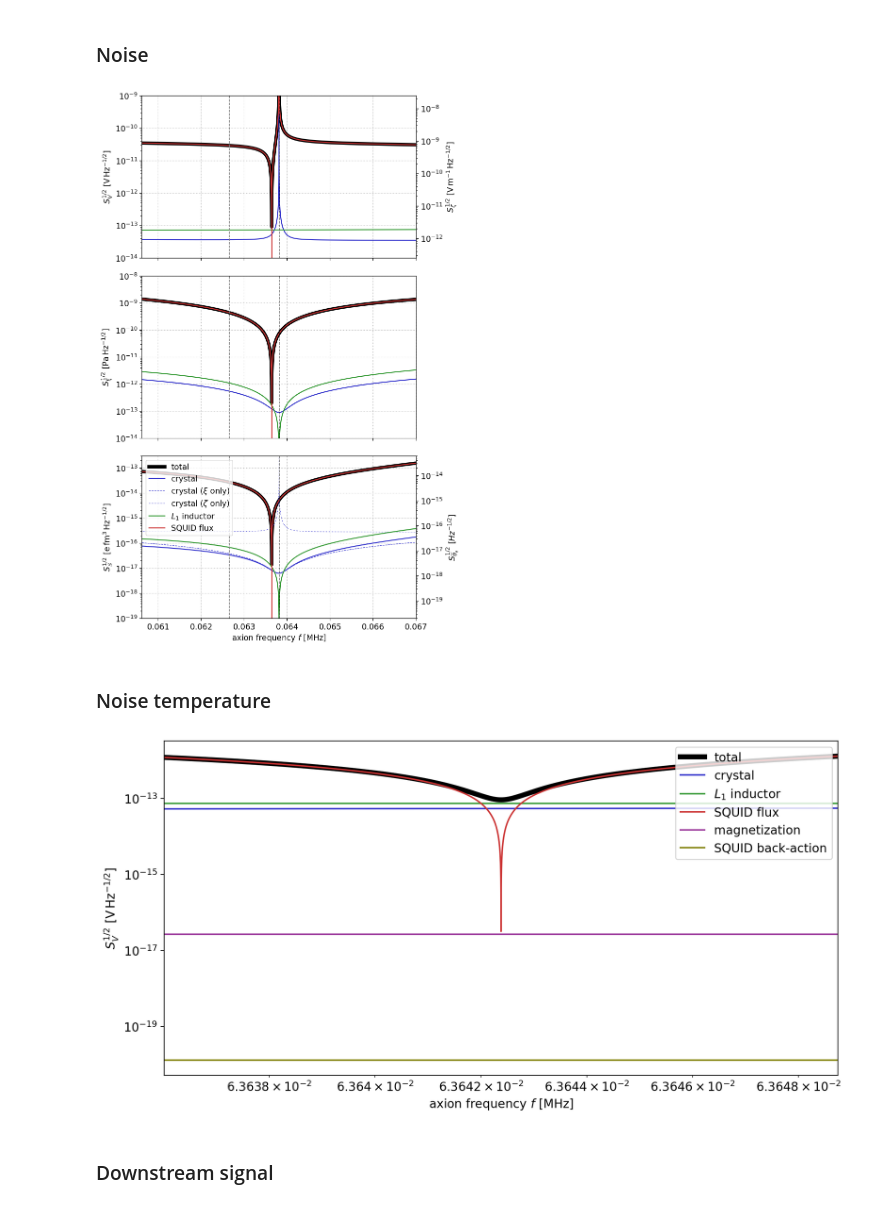
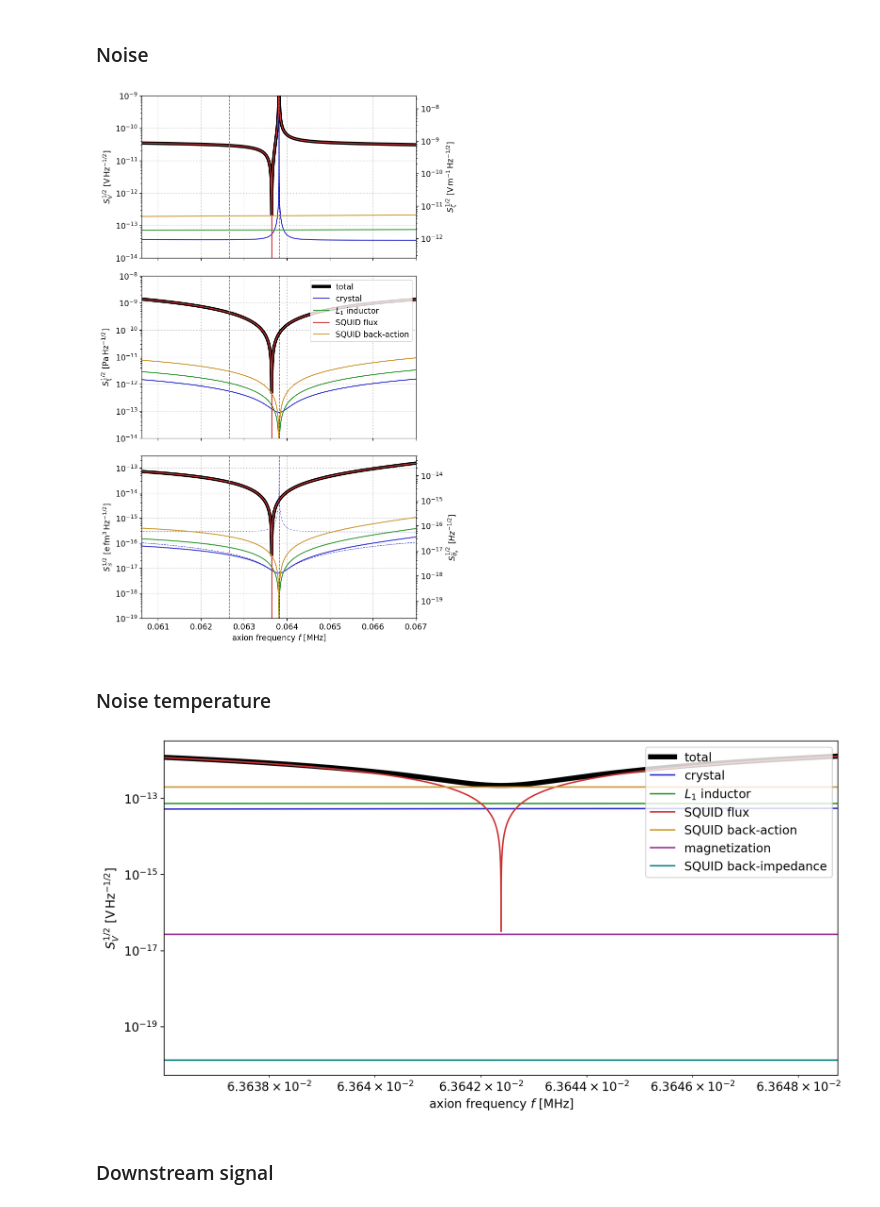
Before and after one commit to kenvantilburg/piezoaxionic-effect, a Jupyter notebook: code/supporting_plots.ipynb, the cells around one changed output. Cells and saved outputs as stored; diff of their text form; code cells hidden in the pictures.

Commit message:
included squid back-action noise

```diff
--- a/code/supporting_plots.ipynb
+++ b/code/supporting_plots.ipynb
@@ -219,7 +219,7 @@ fig.savefig(dir_fig+'Q_fundamental.pdf', bbox_inches='tight', pad_inches = 0)
 C_1 = (1/10) * np.real(fn_C_crystal_TE_c(l,a,b,beta_11))
 L_1 =  0.25 * Henry * (1-1j * eps_L_1)
 
-colors=[(0,0,0),(0.2,0.2,0.8),(0.2,0.2,0.8),(0.2,0.2,0.8),(0.2,0.6,0.2),(0.8,0.2,0.2),(0.6,0.2,0.6),(0.5,0.5,0)]
+colors=[(0,0,0),(0.2,0.2,0.8),(0.2,0.2,0.8),(0.2,0.2,0.8),(0.2,0.6,0.2),(0.8,0.2,0.2),(0.8,0.6,0.2),(0.6,0.2,0.6),(0,0.5,0.5)]
 
 vec_omega = np.linspace(0.95 * omega_0, 1.05 * omega_0, 200000)
 
@@ -233,6 +233,7 @@ vec_S_V_p_total = fn_S_V_p_total(T,vec_omega,l,v,a,b,beta_11,k2,L_squid, R_squid
 vec_S_V_p_crystal_TE = fn_S_V_p_crystal_TE(T,vec_omega,l,v,a,b,beta_11,k2,N_series,N_parallel)
 vec_S_V_p_L_1 = fn_S_V_p_L_1(T,vec_omega,L_1)
 vec_S_V_p_squid_flux = fn_S_V_p_squid_flux(T,vec_omega,l,v,a,b,beta_11,k2,L_squid, R_squid, L_i, k_i, C_1, L_1, L_2, k_f, S_flux_squid, N_series,N_parallel)
+vec_S_V_p_squid_BA = fn_S_V_p_squid_BA(T,vec_omega,l,v,a,b,beta_11,k2,L_squid, R_squid, L_i, k_i, C_1, L_1, L_2, k_f, S_flux_squid, N_series,N_parallel)
 vec_S_V_p_squid_BI = fn_S_V_p_squid_BI(T,vec_omega, L_squid, R_squid, L_i, k_i, L_1, L_2, k_f)
 vec_S_V_p_magnetization = fn_S_V_p_magnetization(vec_omega, T_2, mu_N, n_N, l, a, b)
 
@@ -240,8 +241,9 @@ ax[0].plot(vec_omega / (2*np.pi*1e6*Second**-1), np.sqrt(vec_S_V_p_total)/(Volt/
 ax[0].plot(vec_omega / (2*np.pi*1e6*Second**-1), np.sqrt(vec_S_V_p_crystal_TE)/(Volt/np.sqrt(Hz)),color=colors[1],label='crystal');
 ax[0].plot(vec_omega / (2*np.pi*1e6*Second**-1), np.sqrt(vec_S_V_p_L_1)/(Volt/np.sqrt(Hz)),color=colors[4],label=r'$L_1$ inductor');
 ax[0].plot(vec_omega / (2*np.pi*1e6*Second**-1), np.sqrt(vec_S_V_p_squid_flux)/(Volt/np.sqrt(Hz)),color=colors[5],label='SQUID flux');
-#ax[0].plot(vec_omega / (2*np.pi*1e6*Second**-1), np.sqrt(vec_S_V_p_magnetization)/(Volt/np.sqrt(Hz)),color=colors[6],label='magnetization');
-#ax[0].plot(vec_omega / (2*np.pi*1e6*Second**-1), np.sqrt(vec_S_V_p_squid_BI)/(Volt/np.sqrt(Hz)),color=colors[7],label='SQUID back-action');
+ax[0].plot(vec_omega / (2*np.pi*1e6*Second**-1), np.sqrt(vec_S_V_p_squid_BA)/(Volt/np.sqrt(Hz)),color=colors[6],label='SQUID back-action');
+#ax[0].plot(vec_omega / (2*np.pi*1e6*Second**-1), np.sqrt(vec_S_V_p_magnetization)/(Volt/np.sqrt(Hz)),color=colors[7],label='magnetization');
+#ax[0].plot(vec_omega / (2*np.pi*1e6*Second**-1), np.sqrt(vec_S_V_p_squid_BI)/(Volt/np.sqrt(Hz)),color=colors[8],label='SQUID back-action');
 
 ax[0].axvline(omega_0 / (2*np.pi*1e6*Second**-1), ls='dashed',lw=1,color='black')
 ax[0].axvline(2*omega_0 / (2*np.pi*1e6*Second**-1), ls='dashed',lw=1,color='black')
@@ -264,8 +266,9 @@ ax[1].plot(vec_omega / (2*np.pi*1e6*Second**-1), vec_xi_fac * np.sqrt(vec_S_V_p_
 ax[1].plot(vec_omega / (2*np.pi*1e6*Second**-1), vec_xi_fac * np.sqrt(vec_S_V_p_crystal_TE)/(Pa/np.sqrt(Hz)),color=colors[1],label='crystal');
 ax[1].plot(vec_omega / (2*np.pi*1e6*Second**-1), vec_xi_fac * np.sqrt(vec_S_V_p_L_1)/(Pa/np.sqrt(Hz)),color=colors[4],label=r'$L_1$ inductor');
 ax[1].plot(vec_omega / (2*np.pi*1e6*Second**-1), vec_xi_fac * np.sqrt(vec_S_V_p_squid_flux)/(Pa/np.sqrt(Hz)),color=colors[5],label='SQUID flux');
-#ax[1].plot(vec_omega / (2*np.pi*1e6*Second**-1), vec_xi_fac * np.sqrt(vec_S_V_p_magnetization)/(Pa/np.sqrt(Hz)),color=colors[6],label='magnetization');
-#ax[1].plot(vec_omega / (2*np.pi*1e6*Second**-1), vec_xi_fac * np.sqrt(vec_S_V_p_squid_BI)/(Pa/np.sqrt(Hz)),color=colors[7],label='SQUID back-action');
+ax[1].plot(vec_omega / (2*np.pi*1e6*Second**-1), vec_xi_fac * np.sqrt(vec_S_V_p_squid_BA)/(Pa/np.sqrt(Hz)),color=colors[6],label='SQUID back-action');
+#ax[1].plot(vec_omega / (2*np.pi*1e6*Second**-1), vec_xi_fac * np.sqrt(vec_S_V_p_magnetization)/(Pa/np.sqrt(Hz)),color=colors[7],label='magnetization');
+#ax[1].plot(vec_omega / (2*np.pi*1e6*Second**-1), vec_xi_fac * np.sqrt(vec_S_V_p_squid_BI)/(Pa/np.sqrt(Hz)),color=colors[8],label='SQUID back-impedance');
 
 ax[1].axvline(omega_0/(2*np.pi*1e6*Second**-1),ls='dashed',lw=1,color='black')
 ax[1].axvline(2*omega_0/(2*np.pi*1e6*Second**-1),ls='dashed',lw=1,color='black')
@@ -277,7 +280,7 @@ ax[1].set_ylim(ylim0[0], 10*ylim0[1])
 #ax[1].set_xlabel(r'$f ~ [\mathrm{MHz}]$');
 ax[1].set_xticklabels([])
 ax[1].set_ylabel(r'$S_{\xi}^{1/2} ~ [\mathrm{Pa \, Hz^{-1/2}}]$');
-#ax[1].legend(loc='upper right');
+ax[1].legend(loc='upper right');
 ax[1].grid(ls='dotted')
 
 ax[2].plot(vec_omega / (2*np.pi*1e6*Second**-1), vec_S_schiff_fac * np.sqrt(vec_S_V_p_total)/(ElectronCharge*fm**3/np.sqrt(Hz)),
@@ -290,8 +293,9 @@ ax[2].plot(vec_omega / (2*np.pi*1e6*Second**-1), vec_S_schiff_fac_zeta * np.sqrt
 ax[2].plot(vec_omega / (2*np.pi*1e6*Second**-1), vec_S_schiff_fac * np.sqrt(vec_S_V_p_L_1)/(ElectronCharge*fm**3/np.sqrt(Hz)),color=colors[4],label=r'$L_1$ inductor');
 
 ax[2].plot(vec_omega / (2*np.pi*1e6*Second**-1), vec_S_schiff_fac * np.sqrt(vec_S_V_p_squid_flux)/(ElectronCharge*fm**3/np.sqrt(Hz)),color=colors[5],label='SQUID flux');
-#ax[2].plot(vec_omega / (2*np.pi*1e6*Second**-1), vec_S_schiff_fac * np.sqrt(vec_S_V_p_magnetization)/(ElectronCharge*fm**3/np.sqrt(Hz)),color=colors[6],label='magnetization');
-#ax[2].plot(vec_omega / (2*np.pi*1e6*Second**-1), vec_S_schiff_fac * np.sqrt(vec_S_V_p_squid_BI)/(ElectronCharge*fm**3/np.sqrt(Hz)),color=colors[7],label='SQUID back-action');
+ax[2].plot(vec_omega / (2*np.pi*1e6*Second**-1), vec_S_schiff_fac * np.sqrt(vec_S_V_p_squid_BA)/(ElectronCharge*fm**3/np.sqrt(Hz)),color=colors[6],label='SQUID back-action');
+#ax[2].plot(vec_omega / (2*np.pi*1e6*Second**-1), vec_S_schiff_fac * np.sqrt(vec_S_V_p_magnetization)/(ElectronCharge*fm**3/np.sqrt(Hz)),color=colors[7],label='magnetization');
+#ax[2].plot(vec_omega / (2*np.pi*1e6*Second**-1), vec_S_schiff_fac * np.sqrt(vec_S_V_p_squid_BI)/(ElectronCharge*fm**3/np.sqrt(Hz)),color=colors[8],label='SQUID back-impedance');
 
 ax[2].axvline(omega_0 / (2*np.pi*1e6*Second**-1), ls='dashed',lw=1,color='black')
 ax[2].axvline(2*omega_0 / (2*np.pi*1e6*Second**-1), ls='dashed',lw=1,color='black')
@@ -301,7 +305,7 @@ ax[2].set_yscale('log'); ax[2].set_xscale('linear');
 ylim2 = np.asarray([10**-19, 3*10**-13])
 ax[2].set_xlim(vec_omega[0]/(2*np.pi*1e6*Second**-1), vec_omega[-1]/(2*np.pi*1e6*Second**-1)); ax[2].set_ylim(ylim2)
 ax[2].set_xlabel(r'axion frequency $f ~ [\mathrm{MHz}]$'); ax[2].set_ylabel('$S_{\mathcal{S}}^{1/2} ~ [\mathrm{e \,fm^{3} \, Hz^{-1/2}}]$');
-ax[2].legend(loc='upper left');
+#ax[2].legend(loc='upper left');
 ax2r = ax[2].twinx();
 ax2r.set_yscale('log');
 ax2r.set_ylim(ylim2[0] * ElectronCharge * fm**3 / S_schiff_over_theta, ylim2[1] * ElectronCharge * fm**3 / S_schiff_over_theta)
@@ -311,7 +315,7 @@ ax[2].grid(ls='dotted')
 plt.tight_layout()
 plt.subplots_adjust(left=None, bottom=None, right=None, top=None, wspace=None, hspace=None)
 # %% [output]
-[figure, old version]
+[figure, new version]
 # %%
 fig.savefig(dir_fig+'S_fundamental.pdf', bbox_inches='tight', pad_inches = 0)
 # %% [markdown]
@@ -319,33 +323,35 @@ fig.savefig(dir_fig+'S_fundamental.pdf', bbox_inches='tight', pad_inches = 0)
 # %%
 def fun(x):
     return np.log10(np.sqrt(fn_S_V_p_squid_flux(T,x*omega_0,l,v,a,b,beta_11,k2,L_squid, R_squid, L_i, k_i, C_1, L_1, L_2, k_f, S_flux_squid, N_series,N_parallel)) / (Volt / np.sqrt(Hz)))
 res = minimize(fun,0.99,method='Nelder-Mead',tol=1e-15)
 vec_omega = omega_0 * np.sort(np.concatenate([res.x * (1 - np.logspace(-12,-4,1000)),res.x * (1 + np.logspace(-12,-4,1000))]))
 #vec_omega = np.linspace(0.063642 * (2*np.pi*1e6*Second**-1),0.063643 * (2*np.pi*1e6*Second**-1), int(2e6))
 vec_xi_fac = np.abs(fn_xi_over_V(vec_omega,l,v,h_11,c_11,N_series,P_nuc))
 vec_S_schiff_fac = np.abs(fn_V_axion(vec_omega,xi_11_over_S,zeta_11_over_S,l,v,h_11,c_11,N_series,P_nuc))**-1
 vec_S_schiff_fac_zeta = np.abs(fn_V_axion(vec_omega,0*xi_11_over_S,zeta_11_over_S,l,v,h_11,c_11,N_series,P_nuc))**-1
 vec_S_schiff_fac_xi = np.abs(fn_V_axion(vec_omega,xi_11_over_S,0*zeta_11_over_S,l,v,h_11,c_11,N_series,P_nuc))**-1
 
 vec_S_V_p_total = fn_S_V_p_total(T,vec_omega,l,v,a,b,beta_11,k2,L_squid, R_squid, L_i, k_i, C_1, L_1, L_2, k_f, S_flux_squid, T_2, mu_N, n_N, N_series,N_parallel)
 vec_S_V_p_crystal_TE = fn_S_V_p_crystal_TE(T,vec_omega,l,v,a,b,beta_11,k2,N_series,N_parallel)
 vec_S_V_p_L_1 = fn_S_V_p_L_1(T,vec_omega,L_1)
 vec_S_V_p_squid_flux = fn_S_V_p_squid_flux(T,vec_omega,l,v,a,b,beta_11,k2,L_squid, R_squid, L_i, k_i, C_1, L_1, L_2, k_f, S_flux_squid, N_series,N_parallel)
+vec_S_V_p_squid_BA = fn_S_V_p_squid_BA(T,vec_omega,l,v,a,b,beta_11,k2,L_squid, R_squid, L_i, k_i, C_1, L_1, L_2, k_f, S_flux_squid, N_series,N_parallel)
 vec_S_V_p_squid_BI = fn_S_V_p_squid_BI(T,vec_omega, L_squid, R_squid, L_i, k_i, L_1, L_2, k_f)
 vec_S_V_p_magnetization = fn_S_V_p_magnetization(vec_omega, T_2, mu_N, n_N, l, a, b)
 fig,ax = plt.subplots(1,1,figsize=(12,6))
 ax.plot(vec_omega / (2*np.pi*1e6*Second**-1), np.sqrt(vec_S_V_p_total)/(Volt/np.sqrt(Hz)),lw=5,color=colors[0],label='total');
 ax.plot(vec_omega / (2*np.pi*1e6*Second**-1), np.sqrt(vec_S_V_p_crystal_TE)/(Volt/np.sqrt(Hz)),color=colors[1],label='crystal');
 ax.plot(vec_omega / (2*np.pi*1e6*Second**-1), np.sqrt(vec_S_V_p_L_1)/(Volt/np.sqrt(Hz)),color=colors[4],label=r'$L_1$ inductor');
 ax.plot(vec_omega / (2*np.pi*1e6*Second**-1), np.sqrt(vec_S_V_p_squid_flux)/(Volt/np.sqrt(Hz)),color=colors[5],label='SQUID flux');
-ax.plot(vec_omega / (2*np.pi*1e6*Second**-1), np.sqrt(vec_S_V_p_magnetization)/(Volt/np.sqrt(Hz)),color=colors[6],label='magnetization');
-ax.plot(vec_omega / (2*np.pi*1e6*Second**-1), np.sqrt(vec_S_V_p_squid_BI)/(Volt/np.sqrt(Hz)),color=colors[7],label='SQUID back-action');
+ax.plot(vec_omega / (2*np.pi*1e6*Second**-1), np.sqrt(vec_S_V_p_squid_BA)/(Volt/np.sqrt(Hz)),color=colors[6],label='SQUID back-action');
+ax.plot(vec_omega / (2*np.pi*1e6*Second**-1), np.sqrt(vec_S_V_p_magnetization)/(Volt/np.sqrt(Hz)),color=colors[7],label='magnetization');
+ax.plot(vec_omega / (2*np.pi*1e6*Second**-1), np.sqrt(vec_S_V_p_squid_BI)/(Volt/np.sqrt(Hz)),color=colors[8],label='SQUID back-impedance');
 ax.set_xscale('log'); ax.set_yscale('log'); ax.legend(loc='upper right');
 ax.set_xlim(vec_omega[0]/(2*np.pi*1e6*Second**-1),vec_omega[-1]/(2*np.pi*1e6*Second**-1));
 ax.set_ylabel('$S_{V}^{1/2} ~ [\mathrm{V \, Hz^{-1/2}}]$');
 ax.set_xlabel(r'axion frequency $f ~ [\mathrm{MHz}]$');
 # %% [output]
-[figure, old version]
+[figure, new version]
 # %% [markdown]
 ### Downstream signal
 # %%
```
Also changed, not shown: 11 other files.
